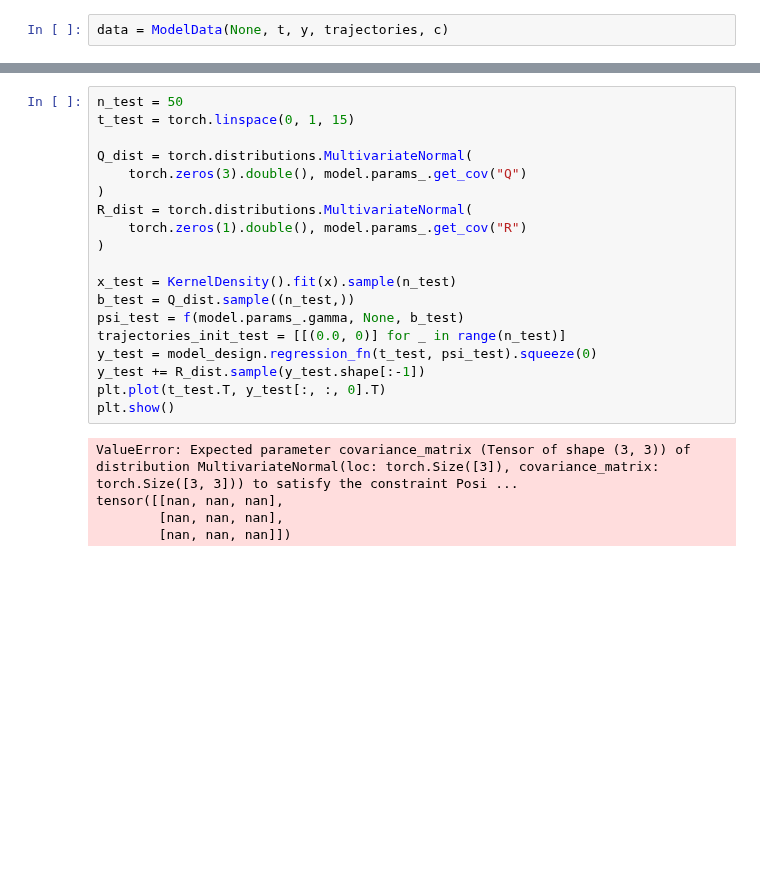
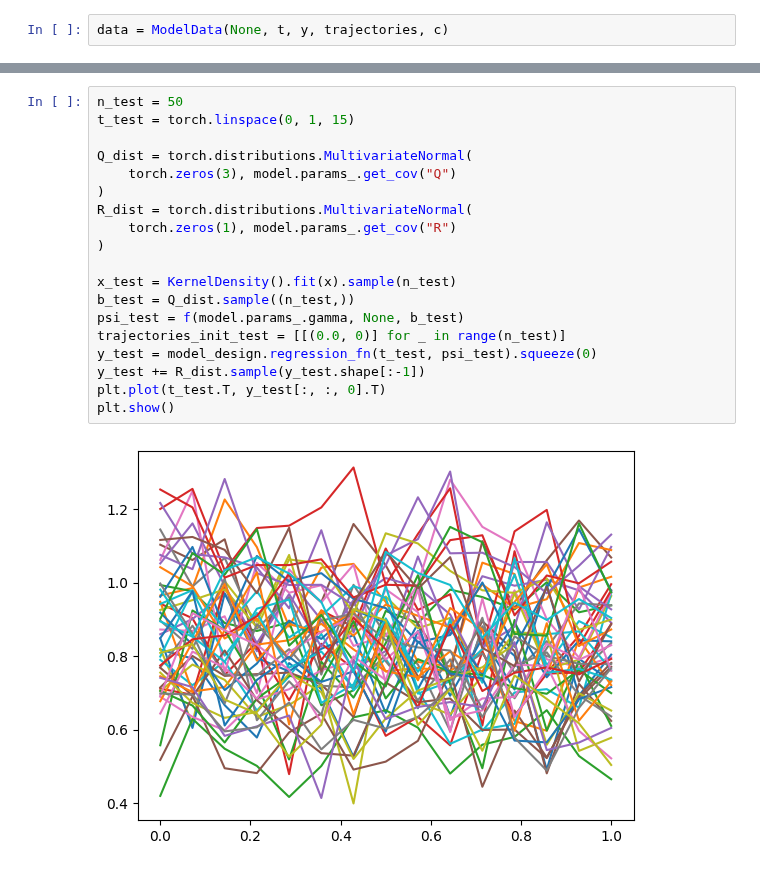
Before and after one commit to felixlaplante/jmstate, a Jupyter notebook: paquid-test.ipynb, the cells around one changed output, grey strips where cells are left out. Saved outputs shown, nothing was run; the diff lists cells and outputs as text; blank space fills up the shorter version.

```diff
--- a/paquid-test.ipynb
+++ b/paquid-test.ipynb
@@ -166,24 +157,21 @@ ModelParams(gamma=tensor([nan, nan, nan]), Q_repr=MatRepr(flat=tensor([nan, nan,
 # %%
 n_test = 50
 t_test = torch.linspace(0, 1, 15)
 
 Q_dist = torch.distributions.MultivariateNormal(
-    torch.zeros(3).double(), model.params_.get_cov("Q")
+    torch.zeros(3), model.params_.get_cov("Q")
 )
 R_dist = torch.distributions.MultivariateNormal(
-    torch.zeros(1).double(), model.params_.get_cov("R")
+    torch.zeros(1), model.params_.get_cov("R")
 )
 
 x_test = KernelDensity().fit(x).sample(n_test)
 b_test = Q_dist.sample((n_test,))
 psi_test = f(model.params_.gamma, None, b_test)
 trajectories_init_test = [[(0.0, 0)] for _ in range(n_test)]
 y_test = model_design.regression_fn(t_test, psi_test).squeeze(0)
 y_test += R_dist.sample(y_test.shape[:-1])
 plt.plot(t_test.T, y_test[:, :, 0].T)
 plt.show()
 # %% [output]
-ValueError: Expected parameter covariance_matrix (Tensor of shape (3, 3)) of distribution MultivariateNormal(loc: torch.Size([3]), covariance_matrix: torch.Size([3, 3])) to satisfy the constraint Posi ...
-tensor([[nan, nan, nan],
-        [nan, nan, nan],
-        [nan, nan, nan]])
+[figure, added]
```
Also changed, not shown: parts of 2 cells of this notebook, 1 other file.
